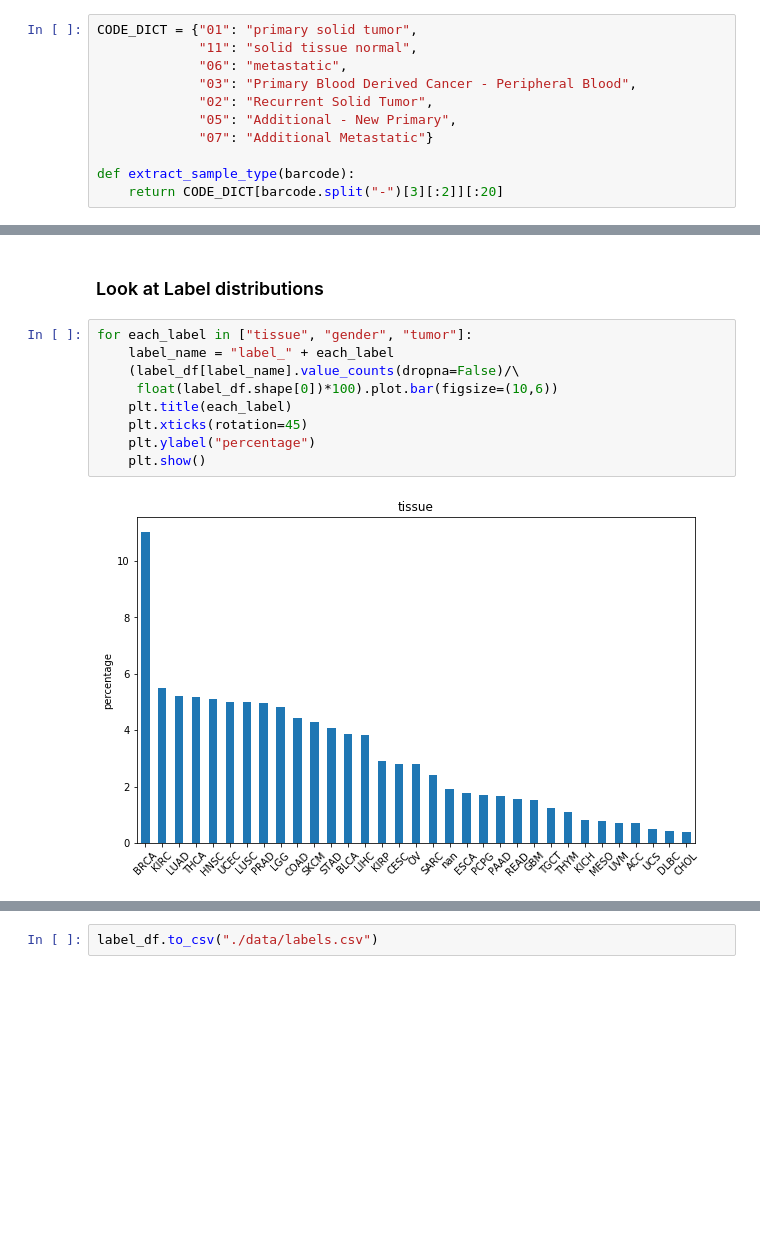
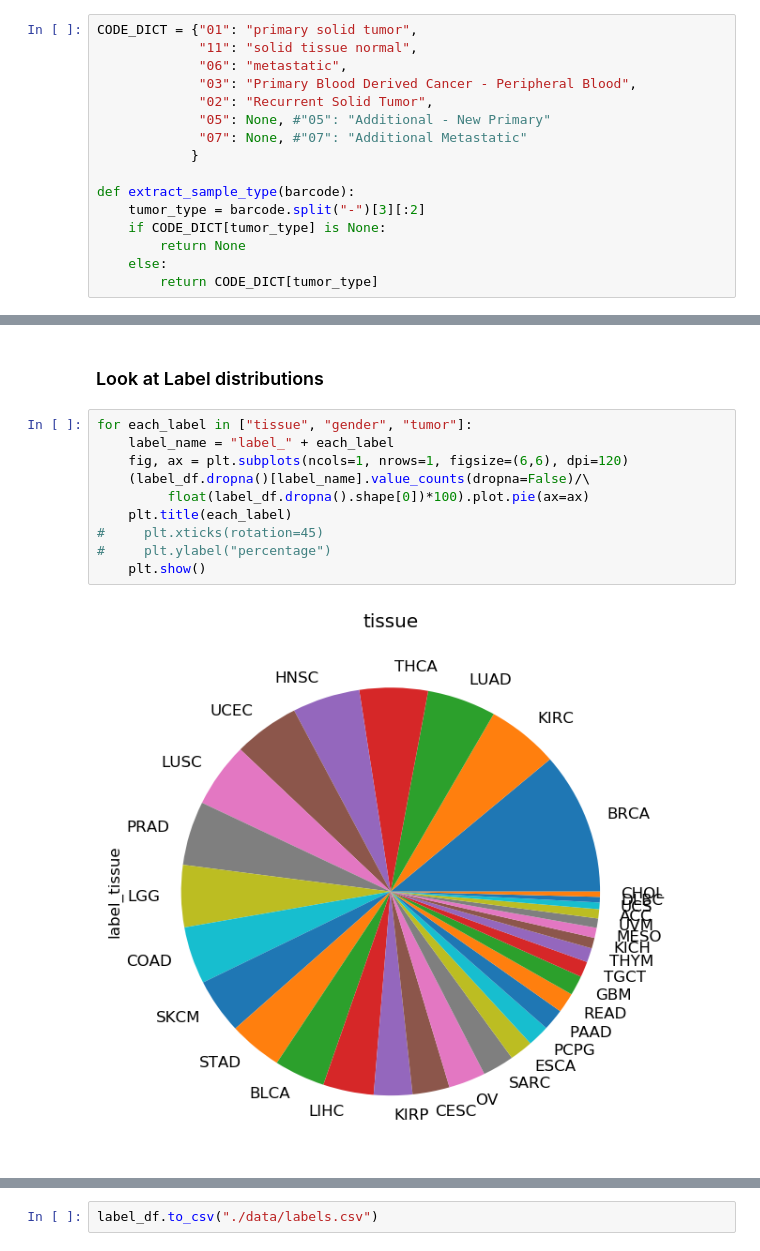
Before and after one commit to jvivian/DeepTCGA, a Jupyter notebook: Preprocessing.ipynb, the cells around one changed output, grey strips where cells are left out. Saved outputs shown, nothing was run; the diff lists cells and outputs as text; blank space fills up the shorter version.

```diff
--- a/Preprocessing.ipynb
+++ b/Preprocessing.ipynb
@@ -148,11 +148,16 @@ CODE_DICT = {"01": "primary solid tumor",
              "06": "metastatic",
              "03": "Primary Blood Derived Cancer - Peripheral Blood",
              "02": "Recurrent Solid Tumor",
-             "05": "Additional - New Primary",
-             "07": "Additional Metastatic"}
+             "05": None, #"05": "Additional - New Primary"
+             "07": None, #"07": "Additional Metastatic"
+            }
 
 def extract_sample_type(barcode):
-    return CODE_DICT[barcode.split("-")[3][:2]][:20]
+    tumor_type = barcode.split("-")[3][:2]
+    if CODE_DICT[tumor_type] is None:
+        return None
+    else:
+        return CODE_DICT[tumor_type]
 # %%
 label_df["label_tumor"] = list(df.sample_id.apply(extract_sample_type))
 # %%
@@ -171,11 +175,12 @@ Name: label_tumor, dtype: int64
 # %%
 for each_label in ["tissue", "gender", "tumor"]:
     label_name = "label_" + each_label
-    (label_df[label_name].value_counts(dropna=False)/\
-     float(label_df.shape[0])*100).plot.bar(figsize=(10,6))
+    fig, ax = plt.subplots(ncols=1, nrows=1, figsize=(6,6), dpi=120)
+    (label_df.dropna()[label_name].value_counts(dropna=False)/\
+         float(label_df.dropna().shape[0])*100).plot.pie(ax=ax)
     plt.title(each_label)
-    plt.xticks(rotation=45)
-    plt.ylabel("percentage")
+#     plt.xticks(rotation=45)
+#     plt.ylabel("percentage")
     plt.show()
 # %% [output]
-[figure, old version]
+[figure, new version]
```
Also changed, not shown: parts of 3 cells of this notebook.
